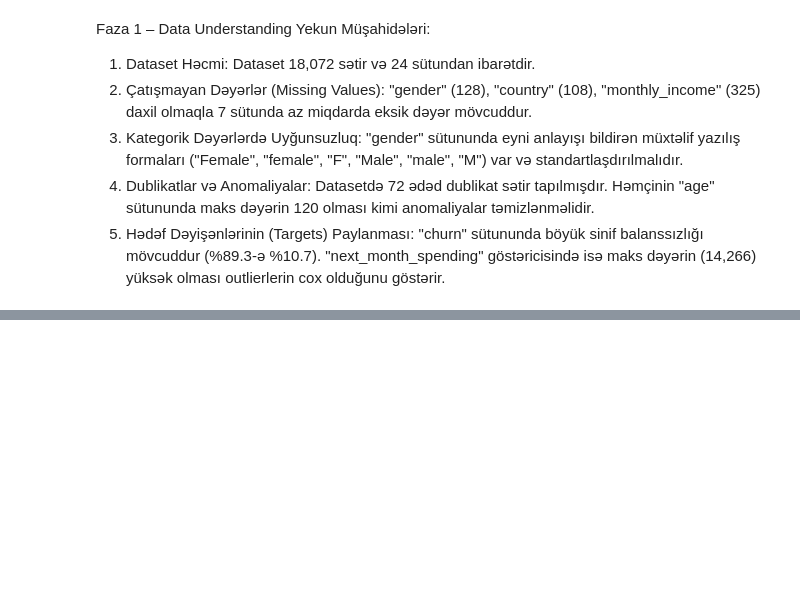
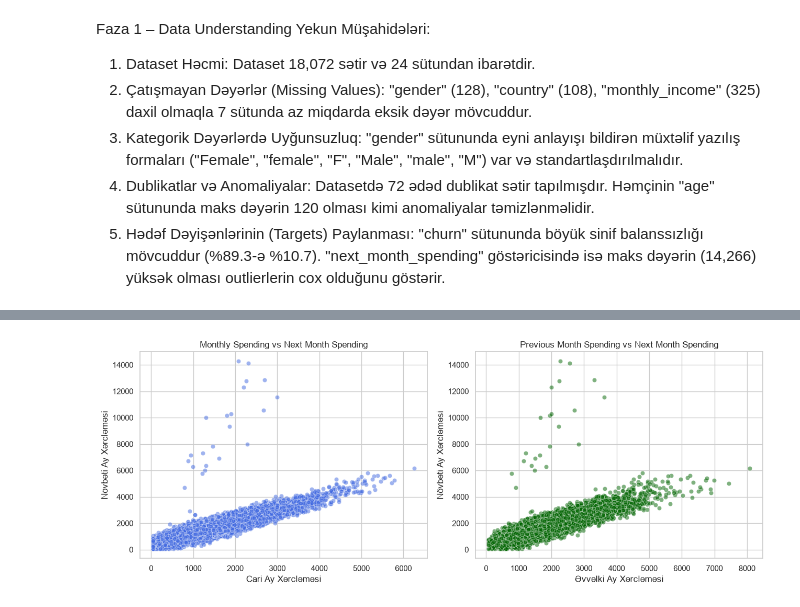
Before and after one commit to ShaDow101H/finpay-ml-capstone, a Jupyter notebook: notebooks/01_finpay_analysis.ipynb, the cells around one changed output, grey strips where cells are left out. Saved outputs shown, nothing was run; the diff lists cells and outputs as text; code cells hidden in the pictures; blank space fills up the shorter version.

```diff
--- a/notebooks/01_finpay_analysis.ipynb
+++ b/notebooks/01_finpay_analysis.ipynb
@@ -157,0 +169,19 @@ Faza 1 – Data Understanding Yekun Müşahidələri:
+# %%
+plt.figure(figsize = (13,5))
+
+plt.subplot(1, 2, 1)
+sns.scatterplot(data = df, x = 'monthly_spending', y = 'next_month_spending', alpha = 0.5, color = 'royalblue')
+plt.title('Monthly Spending vs Next Month Spending')
+plt.xlabel('Cari Ay Xərcləməsi')
+plt.ylabel('Növbəti Ay Xərcləməsi')
+
+plt.subplot(1, 2, 2)
+sns.scatterplot(data = df, x = 'previous_month_spending', y = 'next_month_spending', alpha = 0.5, color = 'darkgreen')
+plt.title('Previous Month Spending vs Next Month Spending')
+plt.xlabel('Əvvəlki Ay Xərcləməsi')
+plt.ylabel('Növbəti Ay Xərcləməsi')
+
+plt.tight_layout()
+plt.show()
+# %% [output]
+[figure, added]
```
Also changed, not shown: parts of 10 cells of this notebook.
